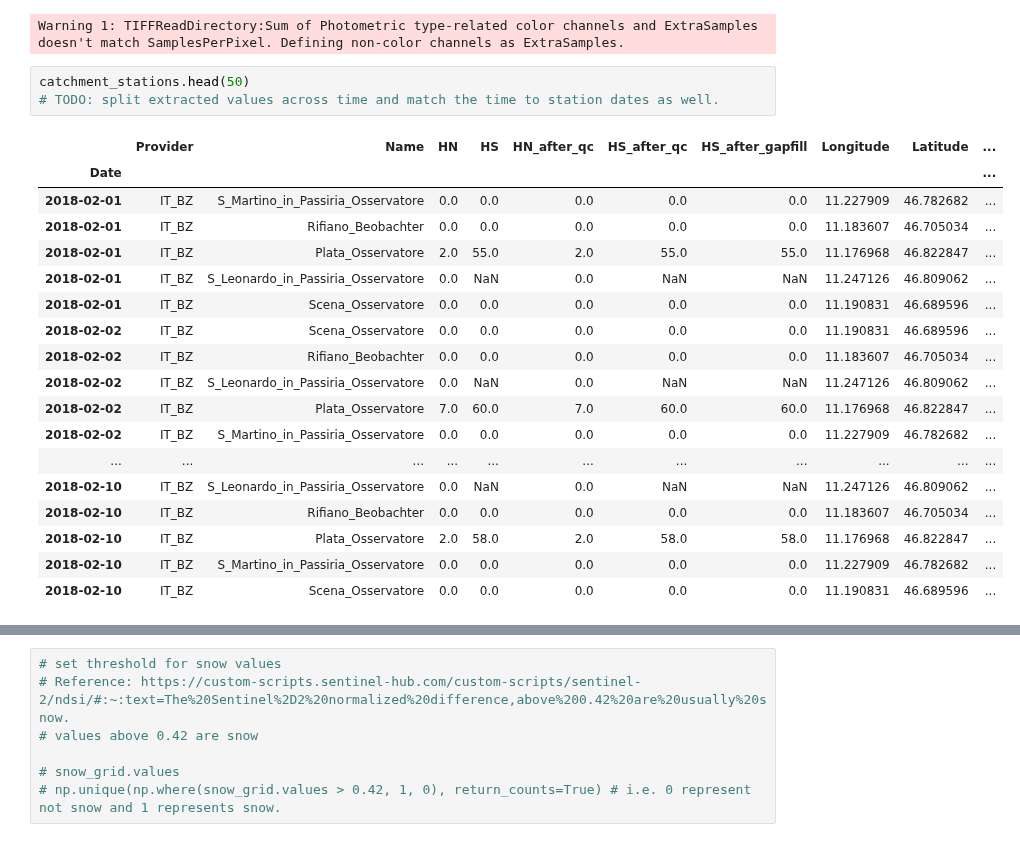
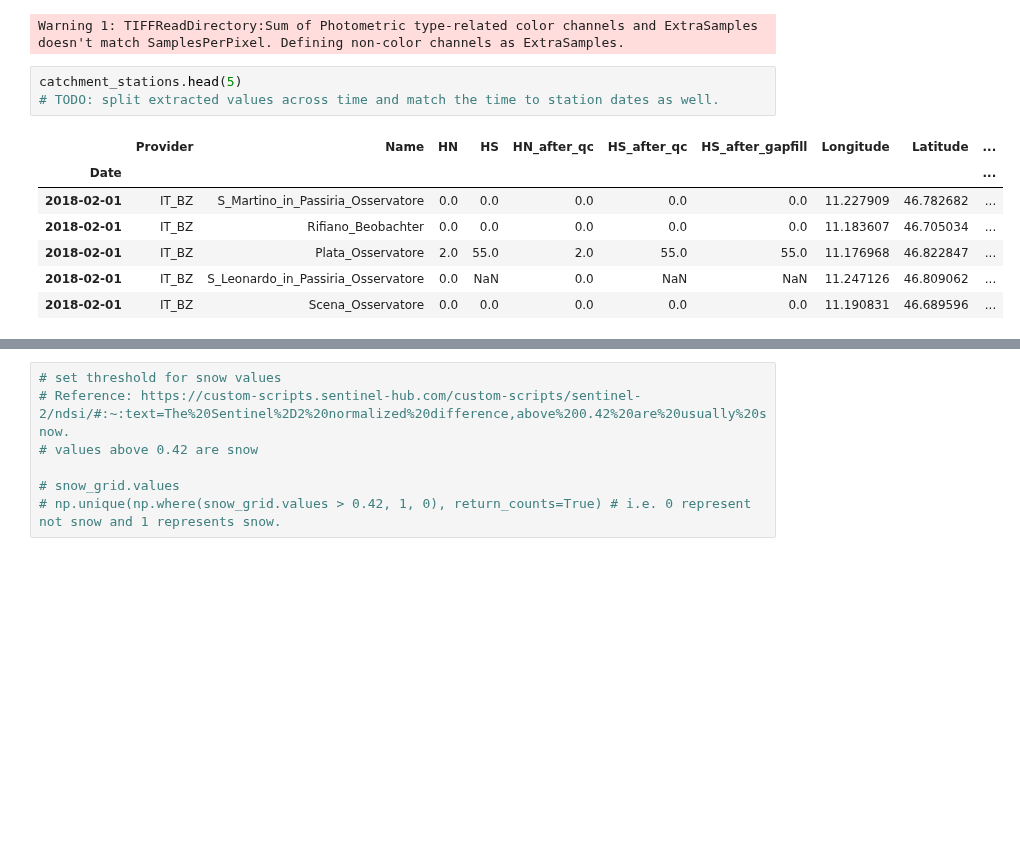
Before and after one commit to EO-College/cubes-and-clouds, a Jupyter notebook: lectures/3.3_validation/exercises/33_validation.ipynb, the cells around one changed output, grey strips where cells are left out. Cells and saved outputs as stored; diff of their text form; blank space fills up the shorter version.

```diff
--- a/lectures/3.3_validation/exercises/33_validation.ipynb
+++ b/lectures/3.3_validation/exercises/33_validation.ipynb
@@ -273,25 +273,14 @@ catchment_stations["value"] = [x for x in snow_grid_tif.sample(coord_list)]
 # %% [output]
 Warning 1: TIFFReadDirectory:Sum of Photometric type-related color channels and ExtraSamples doesn't match SamplesPerPixel. Defining non-color channels as ExtraSamples.
 # %%
-catchment_stations.head(50)
+catchment_stations.head(5)
 # TODO: split extracted values across time and match the time to station dates as well.
 # %% [output]
 |  | Provider | Name | HN | HS | HN_after_qc | HS_after_qc | HS_after_gapfill | Longitude | Latitude | ... |
 | Date |  |  |  |  |  |  |  |  |  | ... |
 | 2018-02-01 | IT_BZ | S_Martino_in_Passiria_Osservatore | 0.0 | 0.0 | 0.0 | 0.0 | 0.0 | 11.227909 | 46.782682 | ... |
 | 2018-02-01 | IT_BZ | Rifiano_Beobachter | 0.0 | 0.0 | 0.0 | 0.0 | 0.0 | 11.183607 | 46.705034 | ... |
 | 2018-02-01 | IT_BZ | Plata_Osservatore | 2.0 | 55.0 | 2.0 | 55.0 | 55.0 | 11.176968 | 46.822847 | ... |
 | 2018-02-01 | IT_BZ | S_Leonardo_in_Passiria_Osservatore | 0.0 | NaN | 0.0 | NaN | NaN | 11.247126 | 46.809062 | ... |
 | 2018-02-01 | IT_BZ | Scena_Osservatore | 0.0 | 0.0 | 0.0 | 0.0 | 0.0 | 11.190831 | 46.689596 | ... |
-| 2018-02-02 | IT_BZ | Scena_Osservatore | 0.0 | 0.0 | 0.0 | 0.0 | 0.0 | 11.190831 | 46.689596 | ... |
-| 2018-02-02 | IT_BZ | Rifiano_Beobachter | 0.0 | 0.0 | 0.0 | 0.0 | 0.0 | 11.183607 | 46.705034 | ... |
-| 2018-02-02 | IT_BZ | S_Leonardo_in_Passiria_Osservatore | 0.0 | NaN | 0.0 | NaN | NaN | 11.247126 | 46.809062 | ... |
-| 2018-02-02 | IT_BZ | Plata_Osservatore | 7.0 | 60.0 | 7.0 | 60.0 | 60.0 | 11.176968 | 46.822847 | ... |
-| 2018-02-02 | IT_BZ | S_Martino_in_Passiria_Osservatore | 0.0 | 0.0 | 0.0 | 0.0 | 0.0 | 11.227909 | 46.782682 | ... |
-| ... | ... | ... | ... | ... | ... | ... | ... | ... | ... | ... |
-| 2018-02-10 | IT_BZ | S_Leonardo_in_Passiria_Osservatore | 0.0 | NaN | 0.0 | NaN | NaN | 11.247126 | 46.809062 | ... |
-| 2018-02-10 | IT_BZ | Rifiano_Beobachter | 0.0 | 0.0 | 0.0 | 0.0 | 0.0 | 11.183607 | 46.705034 | ... |
-| 2018-02-10 | IT_BZ | Plata_Osservatore | 2.0 | 58.0 | 2.0 | 58.0 | 58.0 | 11.176968 | 46.822847 | ... |
-| 2018-02-10 | IT_BZ | S_Martino_in_Passiria_Osservatore | 0.0 | 0.0 | 0.0 | 0.0 | 0.0 | 11.227909 | 46.782682 | ... |
-| 2018-02-10 | IT_BZ | Scena_Osservatore | 0.0 | 0.0 | 0.0 | 0.0 | 0.0 | 11.190831 | 46.689596 | ... |
 # %%
```
Also changed, not shown: parts of 21 cells of this notebook.
